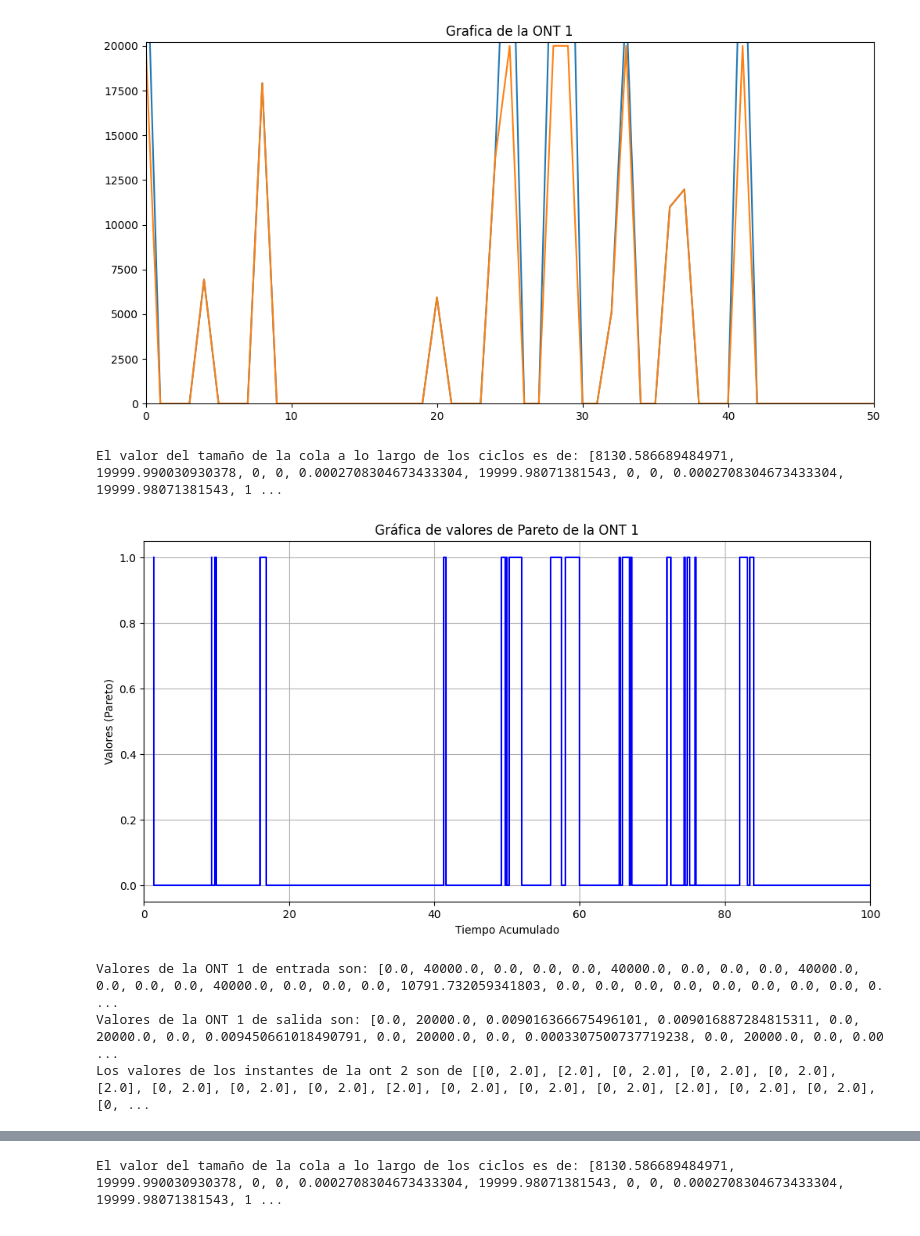
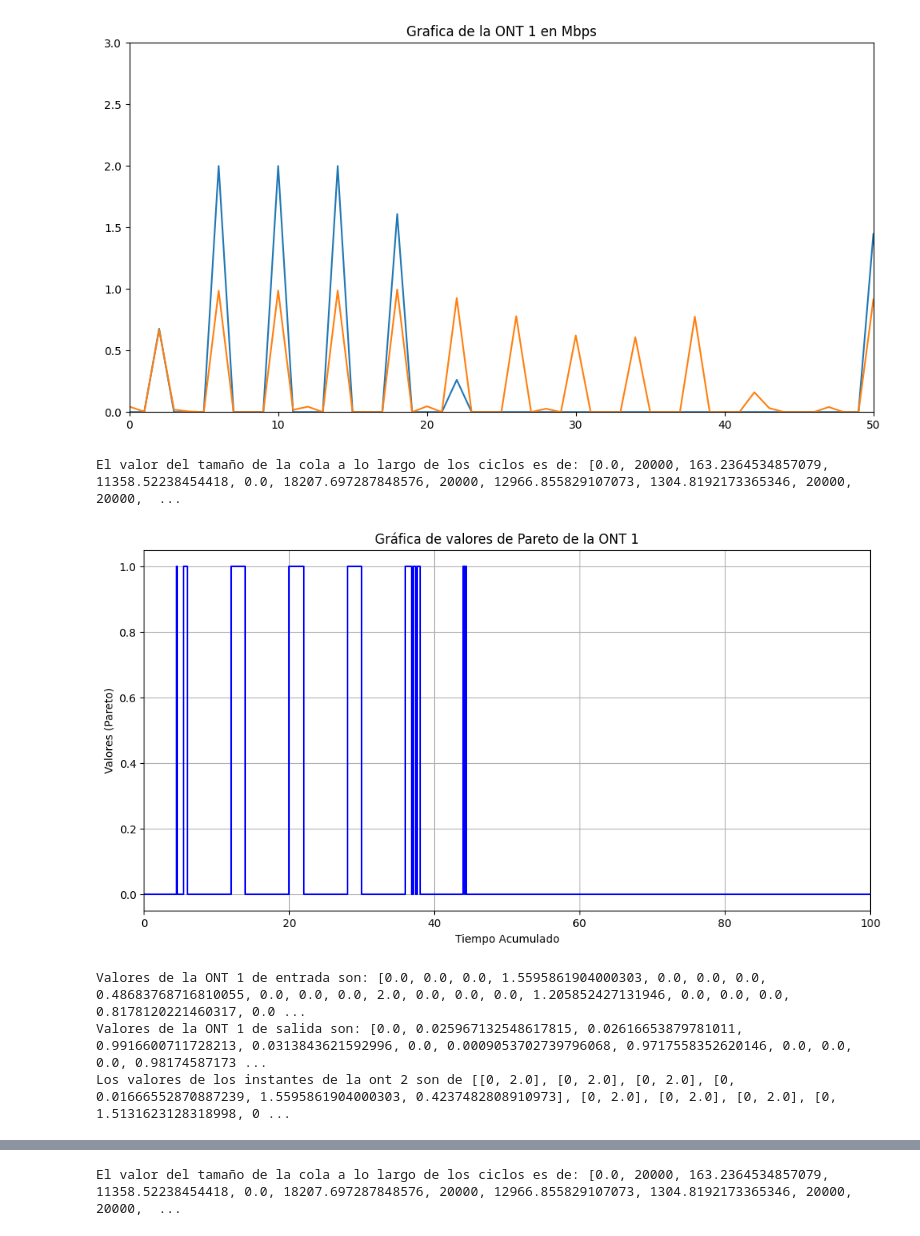
Before and after one commit to dpm1002/TFG-GII-Aprendizaje-por-refuerzo-Reinforcement-Learning-en-redes-opticas-pasivas, a Jupyter notebook: Redes opticas v2.0/script.ipynb, the cells around one changed output, grey strips where cells are left out. Saved outputs shown, nothing was run; the diff lists cells and outputs as text; code cells hidden in the pictures.

```diff
--- a/Redes opticas v2.0/script.ipynb
+++ b/Redes opticas v2.0/script.ipynb
@@ -9,7 +9,7 @@ from stable_baselines3.common.vec_env import DummyVecEnv
 from stable_baselines3.common.utils import set_random_seed
 from custom_env.redes_opticas_env import RedesOpticasEnv
 
-def make_env(num_ont, Vt=10e6, rank=0, seed=0):
+def make_env(num_ont, Vt=10e6,tamanoBuffer=20e6, rank=0, seed=0):
     """
     Utility function for multiprocessed env.
 
@@ -18,7 +18,7 @@ def make_env(num_ont, Vt=10e6, rank=0, seed=0):
     :return: un entorno con configuración específica
     """
     def _init():
-        env = RedesOpticasEnv(render_mode=None, num_ont=num_ont, Vt=Vt)
+        env = RedesOpticasEnv(render_mode=None, num_ont=num_ont, Vt=Vt, tamanoBuffer=tamanoBuffer)
         return env
     return _init
 
@@ -131,17 +131,19 @@ if __name__ == "__main__":
     seed = np.random.randint(0, 10)  #Ponemos seeds aleatorias
     num_envs = 4  # Número de entornos paralelos
     #EL NUMERO DE ONTS PUEDE SER DEFINIDO DESDE ESTA VARIABLE(POSIBLE INPUT)
-    num_ont=int(input("Introduce el numero de unidades opticas(ont): "))
-    #num_ont=5
+    #num_ont=int(input("Introduce el numero de unidades opticas(ont): "))
+    num_ont=5
     #Establecemos el Vt
-    Vt=float(input("Introduce la velocidad de transmision maxima: "))
-    #Vt=10e6
+    #Vt=float(input("Introduce la velocidad de transmision maxima: "))
+    Vt=10e6
     #Transmision de cada ciclo
     T=0.002
     #OLT Capacity
     OLT_Capacity=Vt*T
+    #Tamaño del buffer de la cola
+    tamanoBuffer=20000
     # Vector con los entornos establecidos
-    vec_env = DummyVecEnv([make_env(num_ont, Vt, rank=i, seed=42) for i in range(num_envs)])
+    vec_env = DummyVecEnv([make_env(num_ont, Vt,tamanoBuffer, rank=i, seed=42) for i in range(num_envs)])
     # Definimos el modelo, en nuestro caso el PPO con MlpPolicy
     model = PPO("MlpPolicy", vec_env, verbose=1, n_steps=2048, learning_rate=0.00025, gamma=0.99, gae_lambda=0.95)
     model.learn(total_timesteps=10000)
@@ -200,7 +202,25 @@ if __name__ == "__main__":
     #Hallamos el valor de la lista transpuesta, para los valores de entrada y de salida
     list_transpuesta=transpuesta(list_ont)
 
+    # Convertir list_transpuesta a un array NumPy y dividir por 0.002
+    #0.002*10e6(transformacion de bps a Mbps)=20000
+    array_transpuesta = np.array(list_transpuesta) / 20000
+
+    # Convertir array_transpuesta de vuelta a una lista de listas si es necesario
+    list_transpuesta = array_transpuesta.tolist()
+
+
+
     list_transpuesta_2=transpuesta(list_ont_2)
+
+    # Convertir list_transpuesta a un array NumPy y dividir por 0.002
+    #0.002*10e6(transformacion de bps a Mbps)=20000
+    array_transpuesta_2 = np.array(list_transpuesta_2) / 20000
+
+    # Convertir array_transpuesta de vuelta a una lista de listas si es necesario
+    list_transpuesta_2 = array_transpuesta_2.tolist()
+
+
 
     valoresInstantes=funcion_aux(estados_on_off_recolectados)
 
@@ -217,11 +237,11 @@ if __name__ == "__main__":
 
         #Grafica del trafico de pareto de las redes
         plt.figure(figsize=(12, 6))
-        plt.ylim(0,OLT_Capacity+OLT_Capacity/10)
+        plt.ylim(0,3)
         plt.xlim(0,50)
         plt.plot(list_transpuesta[i], label=f'Grafica de la ONT {i+1}')
         plt.plot(list_transpuesta_2[i], label=f'Grafica de la ONT {i+1}')
-        plt.title(f'Grafica de la ONT {i+1}')
+        plt.title(f'Grafica de la ONT {i+1} en Mbps')
         plt.show()
 
         #print(f"El valor en la ont {i+1} del trafico de entrada es de: {list_transpuesta[i]}")
@@ -252,6 +279,6 @@ Los valores de los instantes de la ont 1 son de [[1.4065295794005142, 0.59347042
-[figure, old version]
+[figure, new version]
-El valor del tamaño de la cola a lo largo de los ciclos es de: [8130.586689484971, 19999.990030930378, 0, 0, 0.0002708304673433304, 19999.98071381543, 0, 0, 0.0002708304673433304, 19999.98071381543, 1 ...
+El valor del tamaño de la cola a lo largo de los ciclos es de: [0.0, 20000, 163.2364534857079, 11358.52238454418, 0.0, 18207.697287848576, 20000, 12966.855829107073, 1304.8192173365346, 20000, 20000,  ...
-[figure, old version]
+[figure, new version]
-Valores de la ONT 1 de entrada son: [0.0, 40000.0, 0.0, 0.0, 0.0, 40000.0, 0.0, 0.0, 0.0, 40000.0, 0.0, 0.0, 0.0, 40000.0, 0.0, 0.0, 0.0, 10791.732059341803, 0.0, 0.0, 0.0, 0.0, 0.0, 0.0, 0.0, 0.0, 0. ...
-Valores de la ONT 1 de salida son: [0.0, 20000.0, 0.009016366675496101, 0.009016887284815311, 0.0, 20000.0, 0.0, 0.009450661018490791, 0.0, 20000.0, 0.0, 0.0003307500737719238, 0.0, 20000.0, 0.0, 0.00 ...
-Los valores de los instantes de la ont 2 son de [[0, 2.0], [2.0], [0, 2.0], [0, 2.0], [0, 2.0], [2.0], [0, 2.0], [0, 2.0], [0, 2.0], [2.0], [0, 2.0], [0, 2.0], [0, 2.0], [2.0], [0, 2.0], [0, 2.0], [0, ...
+Valores de la ONT 1 de entrada son: [0.0, 0.0, 0.0, 1.5595861904000303, 0.0, 0.0, 0.0, 0.48683768716810055, 0.0, 0.0, 0.0, 2.0, 0.0, 0.0, 0.0, 1.205852427131946, 0.0, 0.0, 0.0, 0.8178120221460317, 0.0 ...
+Valores de la ONT 1 de salida son: [0.0, 0.025967132548617815, 0.02616653879781011, 0.9916600711728213, 0.0313843621592996, 0.0, 0.0009053702739796068, 0.9717558352620146, 0.0, 0.0, 0.0, 0.98174587173 ...
+Los valores de los instantes de la ont 2 son de [[0, 2.0], [0, 2.0], [0, 2.0], [0, 0.01666552870887239, 1.5595861904000303, 0.4237482808910973], [0, 2.0], [0, 2.0], [0, 2.0], [0, 1.5131623128318998, 0 ...
@@ -259 +286 @@ Los valores de los instantes de la ont 2 son de [[0, 2.0], [2.0], [0, 2.0], [0,
-El valor del tamaño de la cola a lo largo de los ciclos es de: [8130.586689484971, 19999.990030930378, 0, 0, 0.0002708304673433304, 19999.98071381543, 0, 0, 0.0002708304673433304, 19999.98071381543, 1 ...
+El valor del tamaño de la cola a lo largo de los ciclos es de: [0.0, 20000, 163.2364534857079, 11358.52238454418, 0.0, 18207.697287848576, 20000, 12966.855829107073, 1304.8192173365346, 20000, 20000,  ...
```
Also changed, not shown: parts of 1 cell of this notebook, 1 other file.
